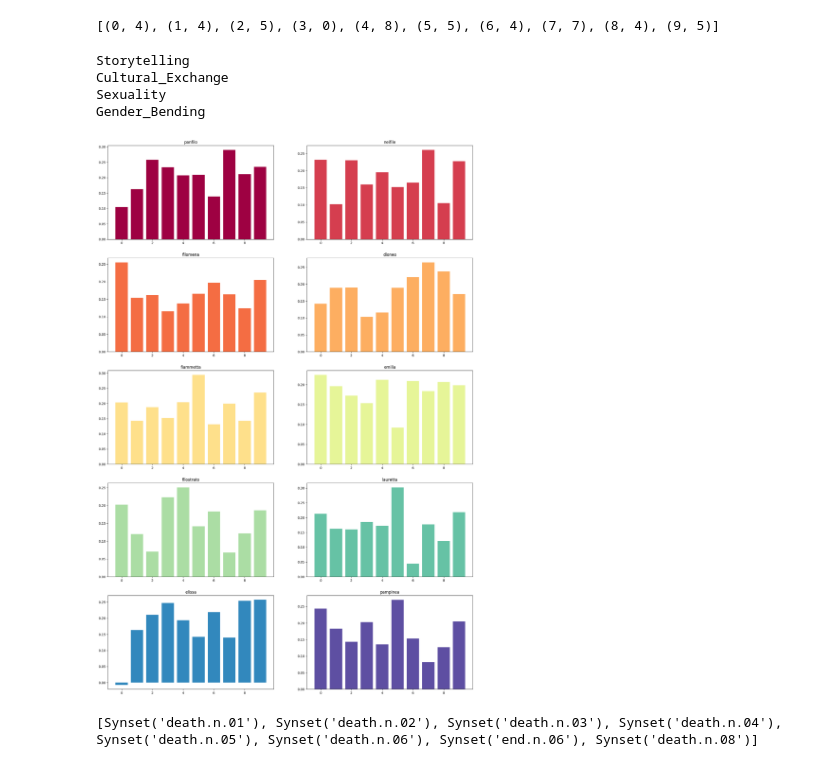
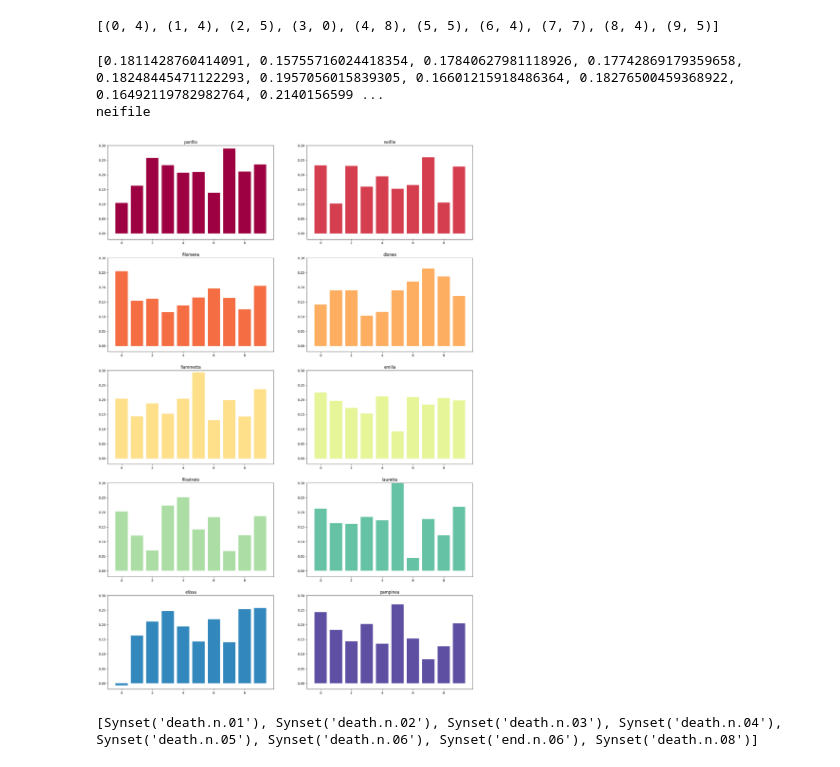
Before and after one commit to notrobespierre/decameron, a Jupyter notebook: decameron.ipynb, the cells around one changed output. Cells and saved outputs as stored; diff of their text form; code cells hidden in the pictures.

```diff
--- a/decameron.ipynb
+++ b/decameron.ipynb
@@ -300,40 +300,43 @@ storyteller_list_all[4] = [(0, 4), (1, 4), (2, 5), (3, 0),(4, 8), (5, 5), (6, 4)
 print(storyteller_list_all[4])
 # %% [output]
 [(0, 4), (1, 4), (2, 5), (3, 0), (4, 8), (5, 5), (6, 4), (7, 7), (8, 4), (9, 5)]
-# %%
-for key in color_coding.keys():
-    print(key)
-# %% [output]
-Storytelling
-Cultural_Exchange
-Sexuality
-Gender_Bending
+# %%
+averages = []
+for day in full_sents:
+    averages.append(np.average(day))
+print(averages)
+print(storyteller_names[np.argmin(averages)])
+# %% [output]
+[0.1811428760414091, 0.15755716024418354, 0.17840627981118926, 0.17742869179359658, 0.18248445471122293, 0.1957056015839305, 0.16601215918486364, 0.18276500459368922, 0.16492119782982764, 0.2140156599 ...
+neifile
 # %%
 figure, axis = plt.subplots(5, 2, figsize =(20, 30))
 i = 0
 
 x, y = 0, 0
 
 for storyteller in storyteller_list_all:
     curr_sent = []
 
     for story in storyteller:
         curr_sent.append(full_sents[story[0]][story[1]])
 
     axis[x][y].bar(range(0,10), curr_sent, color = storytellers[storyteller_names[i]])
+    #axis[x][y].set_xlim(-.5, .3)
+    axis[x][y].set_ylim(-.02, .3)
     axis[x][y].set_title(storyteller_names[i])
 
     if(y == 1):
         y = 0
         x += 1
     else:
         y += 1
     i += 1
 plt.tight_layout
 plt.savefig("storytellersent.png", bbox_inches='tight')
 plt.show()
 # %% [output]
-[figure, old version]
+[figure, new version]
 # %%
 # %% [output]
 [Synset('death.n.01'), Synset('death.n.02'), Synset('death.n.03'), Synset('death.n.04'), Synset('death.n.05'), Synset('death.n.06'), Synset('end.n.06'), Synset('death.n.08')]
```
Also changed, not shown: parts of 2 cells of this notebook, 9 other files.
